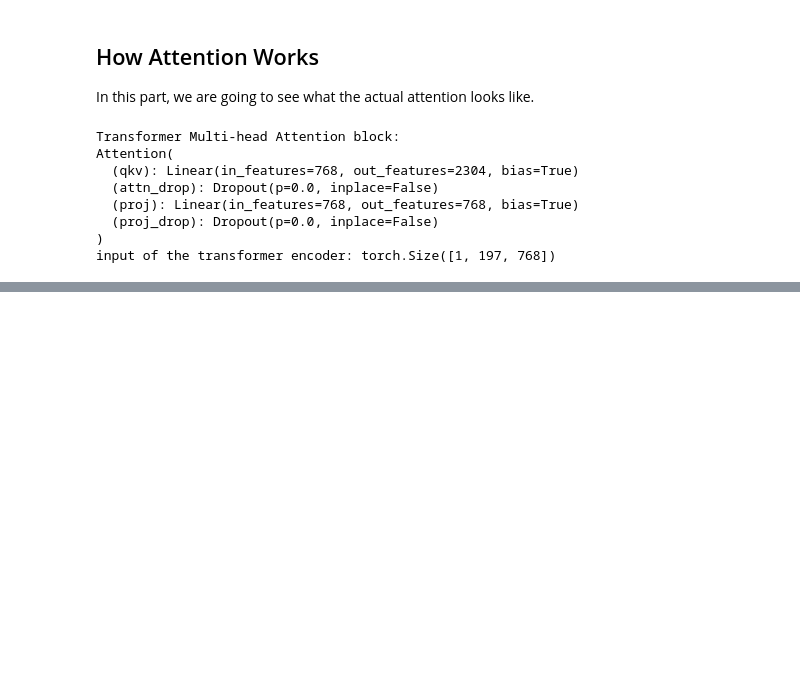
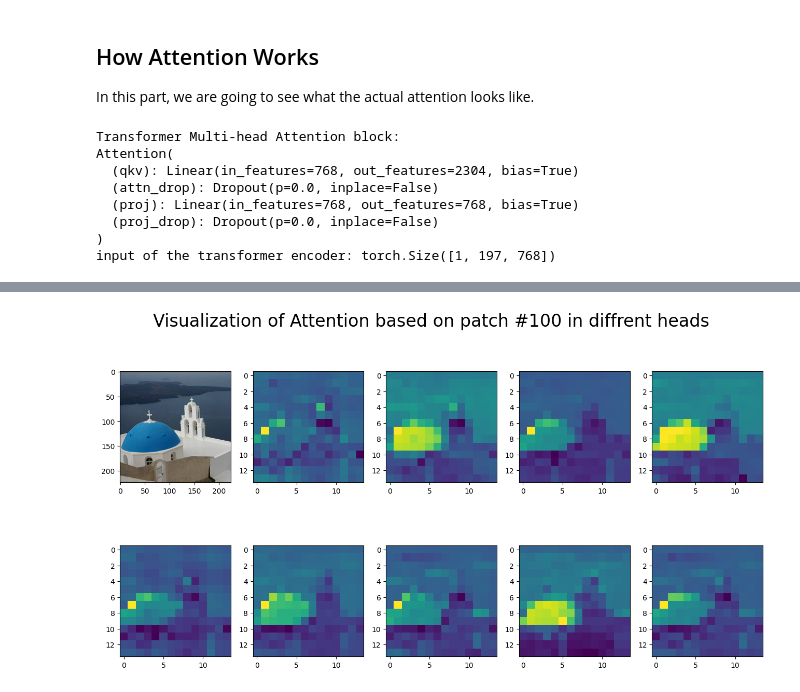
Before and after one commit to mostafa-ja/Transformers, a Jupyter notebook: Vision_Transformer.ipynb, the cells around one changed output, grey strips where cells are left out. Cells and saved outputs as stored; diff of their text form; code cells hidden in the pictures; blank space fills up the shorter version.

```diff
--- a/Vision_Transformer.ipynb
+++ b/Vision_Transformer.ipynb
@@ -372,0 +477,14 @@ input of the transformer encoder: torch.Size([1, 197, 768])
+# %%
+# Visualize attention matrix
+# shows , in 14by14 patches ,where we have more attention
+fig = plt.figure(figsize=(16, 8))
+fig.suptitle("Visualization of Attention based on patch #100 in diffrent heads", fontsize=24)
+img = np.asarray(img)
+ax = fig.add_subplot(2, 5, 1)
+ax.imshow(img)
+for i in range(9):  # visualize the 100th rows of attention matrices in the 0-7th heads
+    attn_heatmap = attention_matrix[i, 100, 1:].reshape((14, 14)).detach().cpu().numpy()
+    ax = fig.add_subplot(2, 5, i+2)
+    ax.imshow(attn_heatmap)
+# %% [output]
+[figure, added]
```
Also changed, not shown: parts of 26 cells of this notebook.
